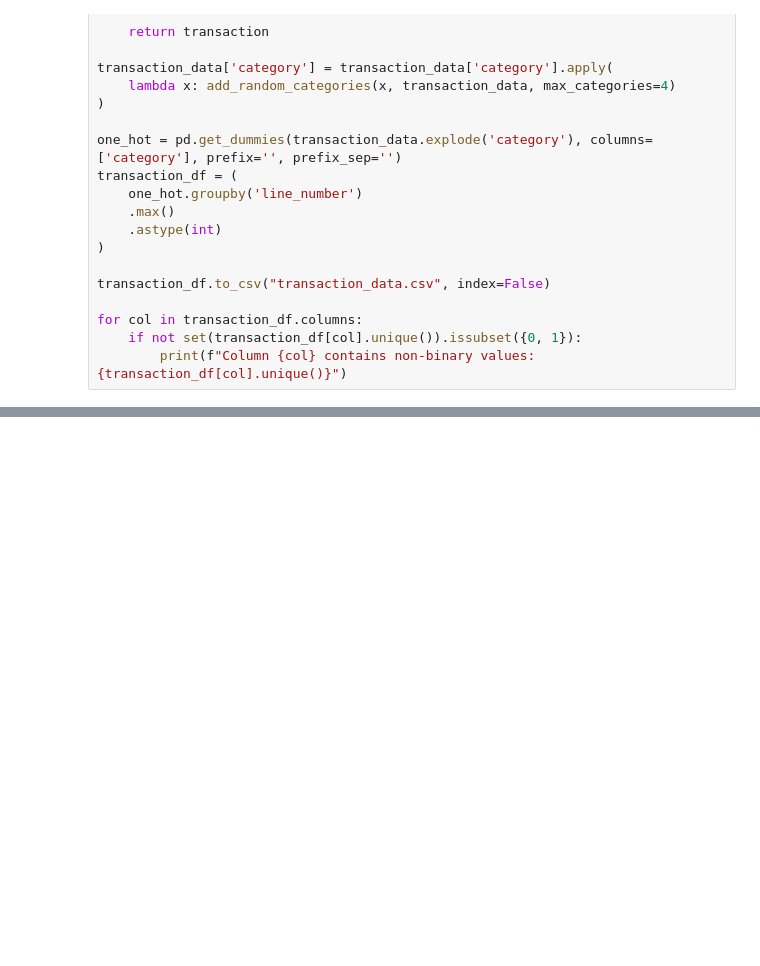
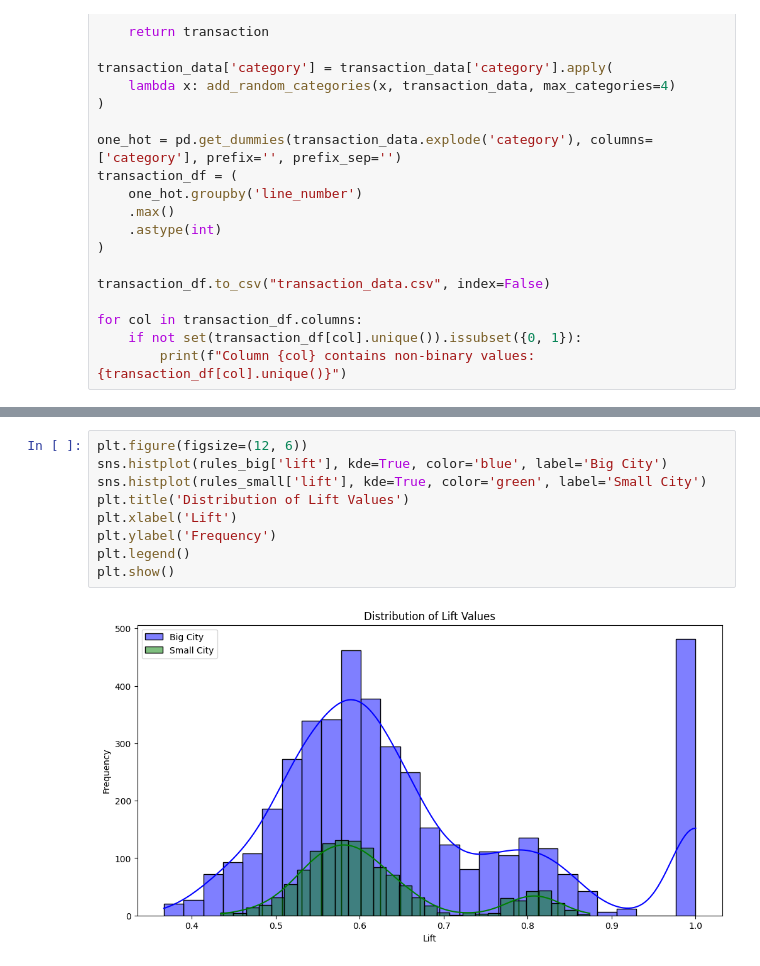
Before and after one commit to jarne2703/Datamining_Final_project, a Jupyter notebook: Application1.ipynb, the cells around one changed output, grey strips where cells are left out. Drawn from its saved outputs; the diff is of its cells as text; blank space fills up the shorter version.

```diff
--- a/Application1.ipynb
+++ b/Application1.ipynb
@@ -223,0 +239,11 @@ plot_association_rules(rules_small)
+# %%
+plt.figure(figsize=(12, 6))
+sns.histplot(rules_big['lift'], kde=True, color='blue', label='Big City')
+sns.histplot(rules_small['lift'], kde=True, color='green', label='Small City')
+plt.title('Distribution of Lift Values')
+plt.xlabel('Lift')
+plt.ylabel('Frequency')
+plt.legend()
+plt.show()
+# %% [output]
+[figure, added]
```
Also changed, not shown: parts of 12 cells of this notebook, 1 other file.
